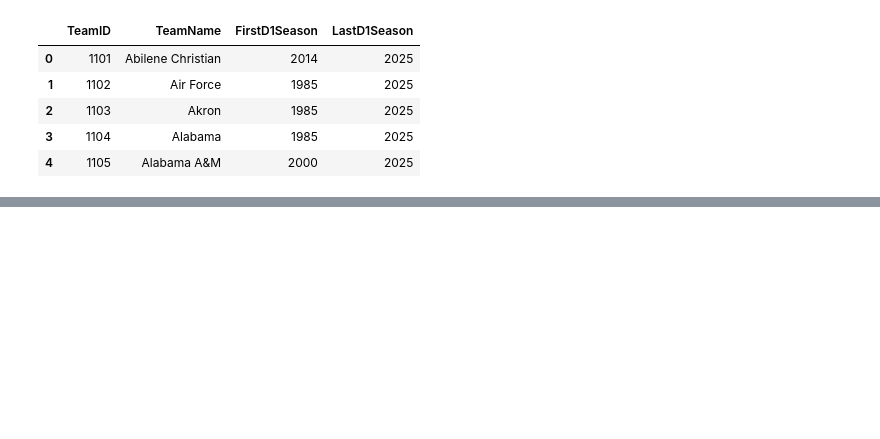
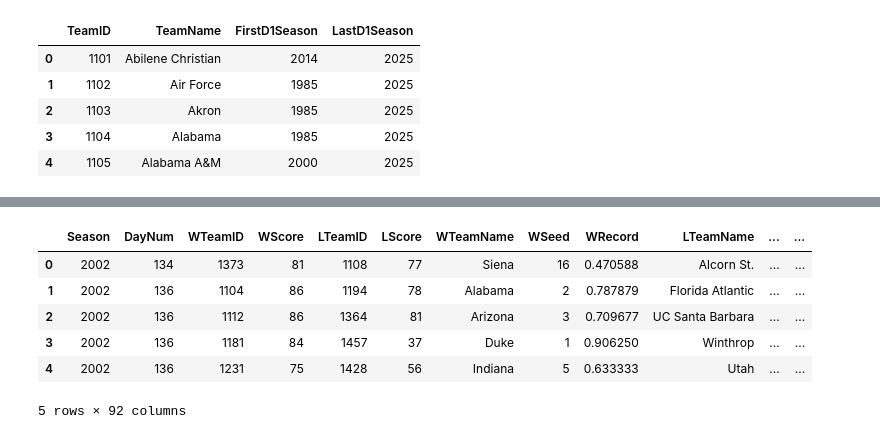
Before and after one commit to jacksullivan27/MarchMadness, a Jupyter notebook: analysis.ipynb, the cells around one changed output, grey strips where cells are left out. Cells and saved outputs as stored; diff of their text form; code cells hidden in the pictures; blank space fills up the shorter version.

```diff
--- a/analysis.ipynb
+++ b/analysis.ipynb
@@ -153,7 +196,14 @@ tourney_teams.head()
 | 3 | 1104 | Alabama | 1985 | 2025 |
 | 4 | 1105 | Alabama A&M | 2000 | 2025 |
 # %%
-season_stat_teams = pd.read_csv('INT _ KenPom _ Summary.csv')[["Season", "TeamName"]]
-season_stat_teams['TeamName'] = season_stat_teams['TeamName'].str.replace('Wisconsin Green Bay', 'Green Bay')
-season_stat_teams['TeamName'] = season_stat_teams['TeamName'].str.replace('Wisconsin Milwaukee', 'Milwaukee')
+import warnings
+
+season_stat_teams = kenpom[["Season", "TeamName"]]
+kenpom['TeamName'] = kenpom['TeamName'].str.replace('Wisconsin Green Bay', 'Green Bay')
+kenpom['TeamName'] = kenpom['TeamName'].str.replace('Wisconsin Milwaukee', 'Milwaukee')
+kenpom['TeamName'] = kenpom['TeamName'].str.replace('Troy St.', 'Troy')
+kenpom['TeamName'] = kenpom['TeamName'].str.replace('Louisiana Lafayette','Louisiana')
+kenpom['TeamName'] = kenpom['TeamName'].str.replace('College of Charleston', 'Charleston')
 # season_stat_teams['TeamName'] = season_stat_teams['TeamName'].str.replace(" St", " St.")
+warnings.filterwarnings('ignore')
+season_stat_teams = kenpom[["Season", "TeamName"]]
@@ -248,0 +351,12 @@ tourney_games
+# %%
+matchup_stats["HigherSeed"] = matchup_stats.apply(lambda row: row['WTeamName'] if (row['WSeed'] < row['LSeed']) or (row['WSeed'] == row['LSeed'] and (row['WRecord'] > row['LRecord'] or (row['WRecord'] == row['LRecord'] and row['WTeamName'] < row['LTeamName']))) else row['LTeamName'], axis=1)
+matchup_stats["HigherSeedWin"] = matchup_stats.apply(lambda row: 1 if row['HigherSeed'] == row['WTeamName'] else 0, axis=1)
+matchup_stats.head()
+# %% [output]
+|  | Season | DayNum | WTeamID | WScore | LTeamID | LScore | WTeamName | WSeed | WRecord | LTeamName | ... | ... |
+| 0 | 2002 | 134 | 1373 | 81 | 1108 | 77 | Siena | 16 | 0.470588 | Alcorn St. | ... | ... |
+| 1 | 2002 | 136 | 1104 | 86 | 1194 | 78 | Alabama | 2 | 0.787879 | Florida Atlantic | ... | ... |
+| 2 | 2002 | 136 | 1112 | 86 | 1364 | 81 | Arizona | 3 | 0.709677 | UC Santa Barbara | ... | ... |
+| 3 | 2002 | 136 | 1181 | 84 | 1457 | 37 | Duke | 1 | 0.906250 | Winthrop | ... | ... |
+| 4 | 2002 | 136 | 1231 | 75 | 1428 | 56 | Indiana | 5 | 0.633333 | Utah | ... | ... |
+5 rows × 92 columns
```
Also changed, not shown: parts of 17 cells of this notebook, 3 other files.
